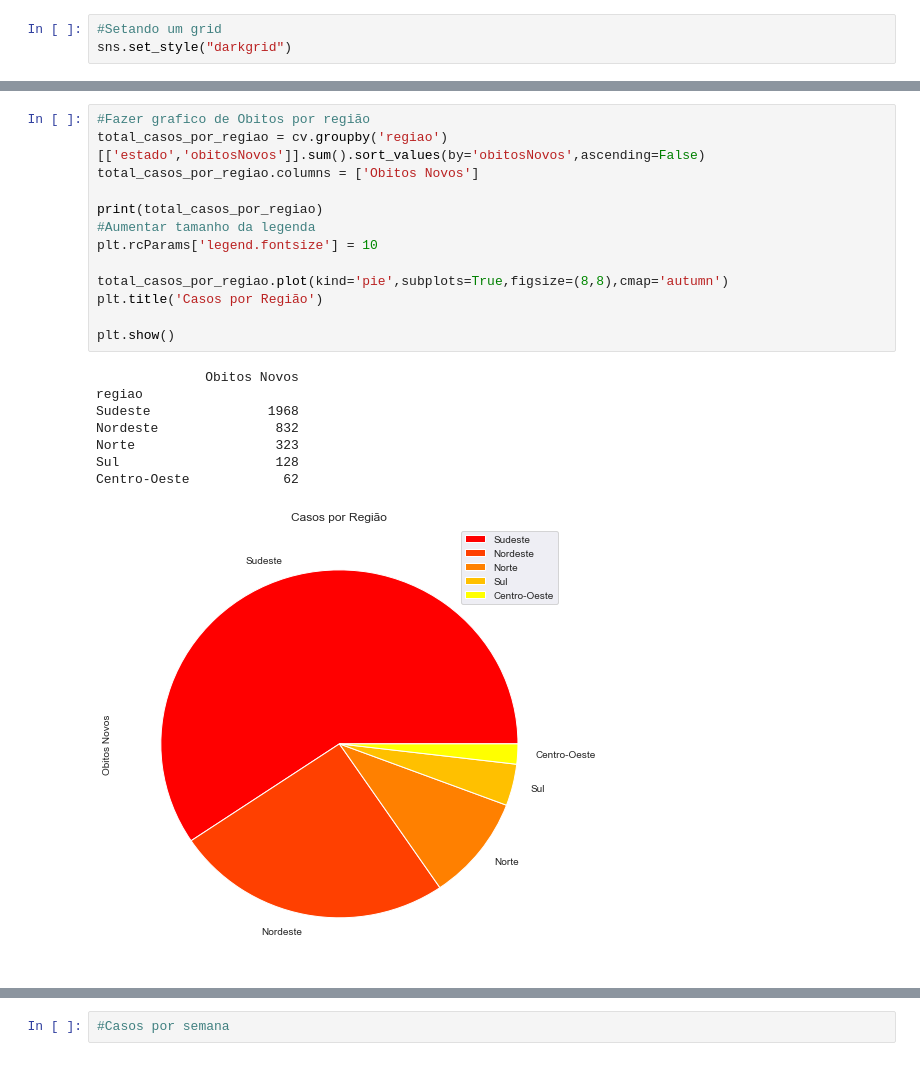
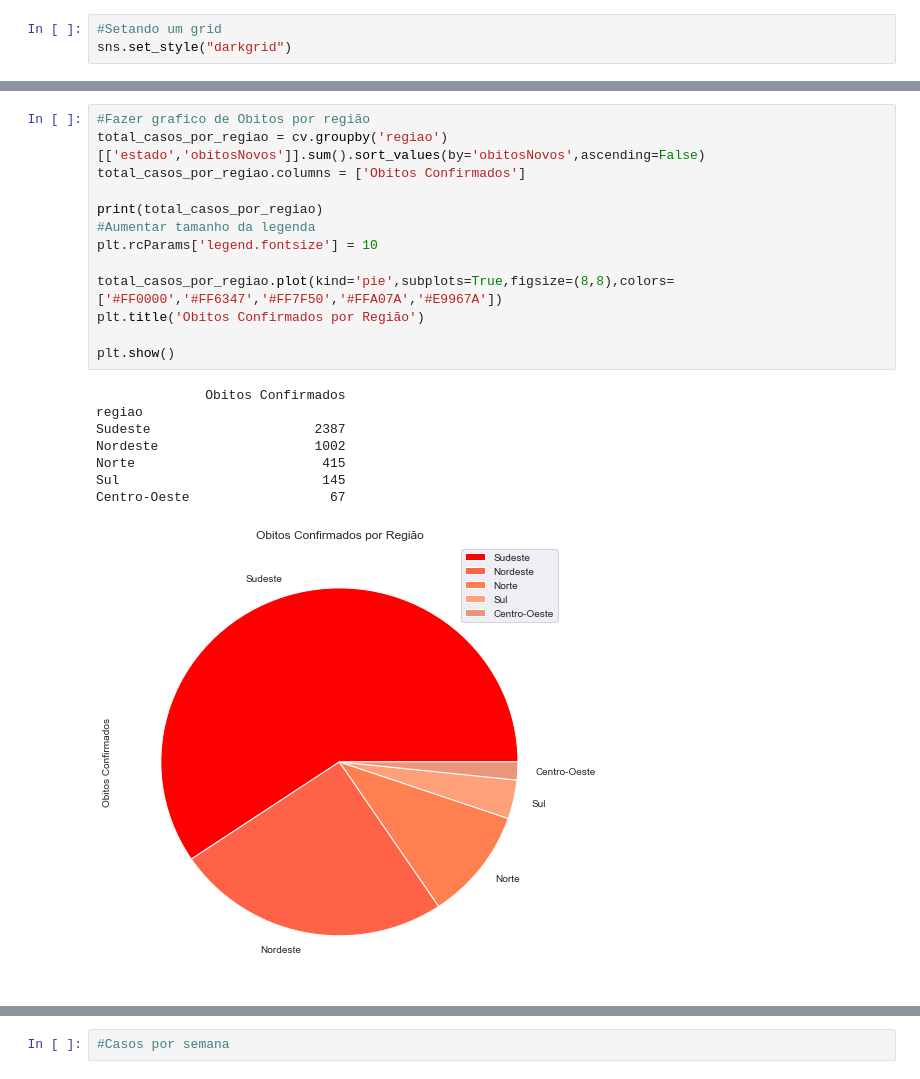
Before and after one commit to Rafaelcerq28/Analise_Covid-19, a Jupyter notebook: Visualização COVID-19.ipynb, the cells around one changed output, grey strips where cells are left out. Saved outputs shown, nothing was run; the diff lists cells and outputs as text.

```diff
--- a/Visualização COVID-19.ipynb
+++ b/Visualização COVID-19.ipynb
@@ -134,22 +199,22 @@ Centro-Oeste         1823
 # %%
 #Fazer grafico de Obitos por região
 total_casos_por_regiao = cv.groupby('regiao')[['estado','obitosNovos']].sum().sort_values(by='obitosNovos',ascending=False)
-total_casos_por_regiao.columns = ['Obitos Novos']
+total_casos_por_regiao.columns = ['Obitos Confirmados']
 
 print(total_casos_por_regiao)
 #Aumentar tamanho da legenda
 plt.rcParams['legend.fontsize'] = 10
 
-total_casos_por_regiao.plot(kind='pie',subplots=True,figsize=(8,8),cmap='autumn')
-plt.title('Casos por Região')
+total_casos_por_regiao.plot(kind='pie',subplots=True,figsize=(8,8),colors=['#FF0000','#FF6347','#FF7F50','#FFA07A','#E9967A'])
+plt.title('Obitos Confirmados por Região')
 
 plt.show()
 # %% [output]
-              Obitos Novos
+              Obitos Confirmados
 regiao
-Sudeste               1968
-Nordeste               832
-Norte                  323
-Sul                    128
-Centro-Oeste            62
+Sudeste                     2387
+Nordeste                    1002
+Norte                        415
+Sul                          145
+Centro-Oeste                  67
-[figure, old version]
+[figure, new version]
```
Also changed, not shown: parts of 22 cells of this notebook, 1 other file.
